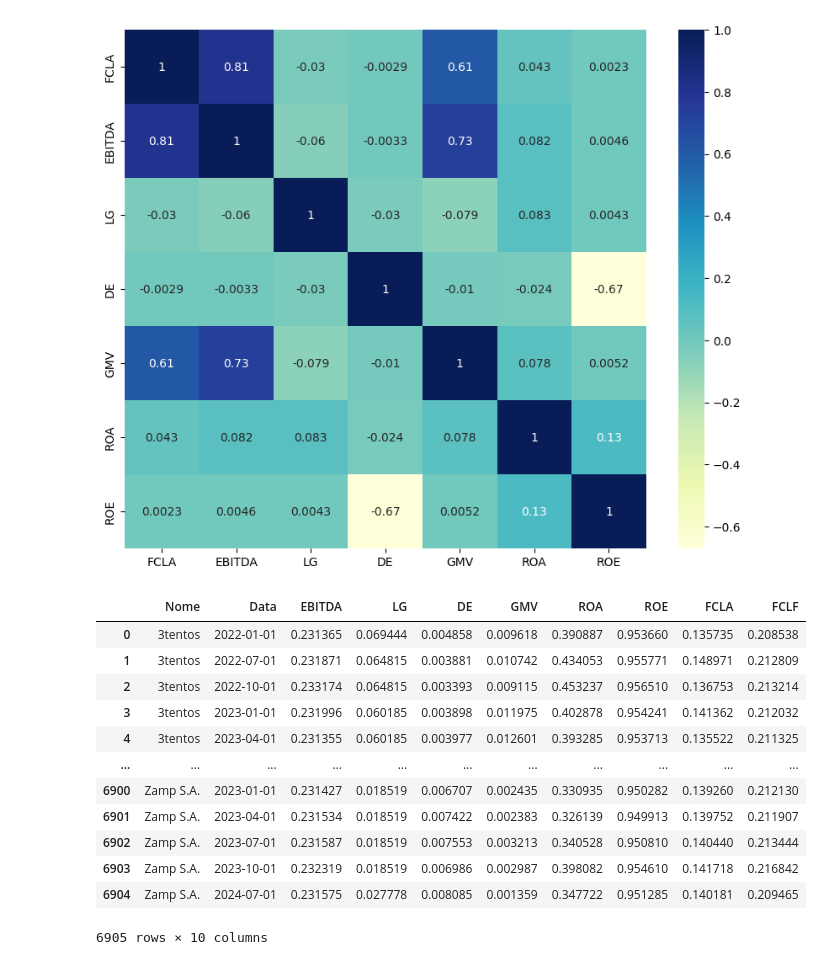
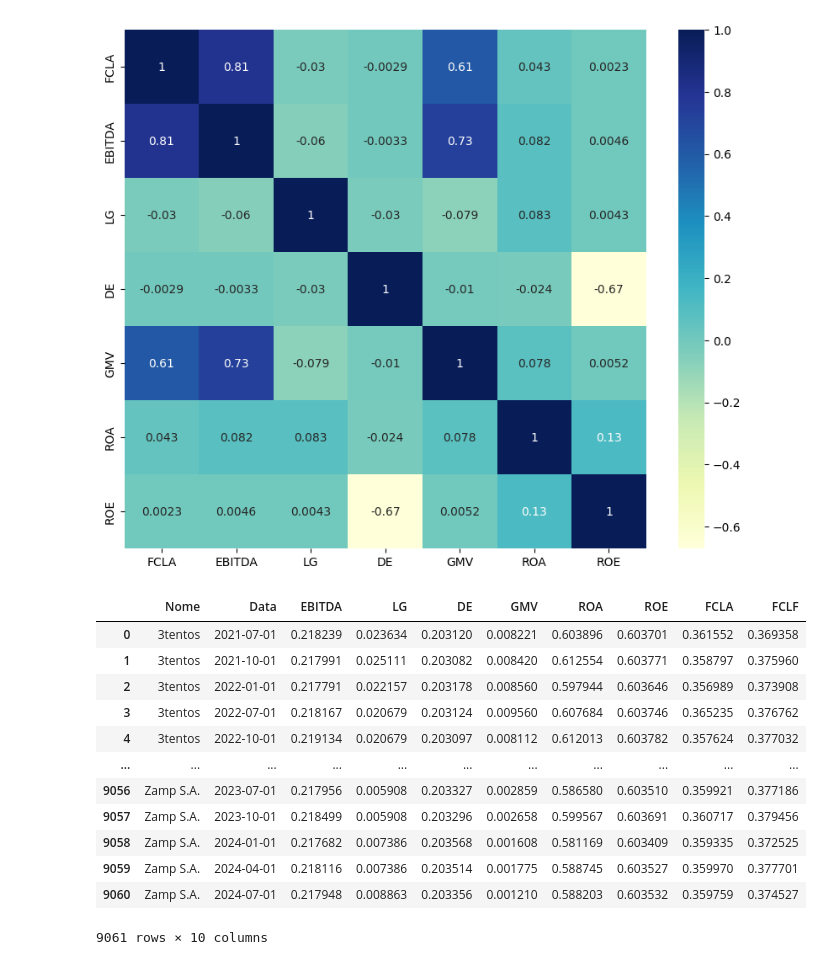
Before and after one commit to CHAnnnelch/IC_predicao_FCF, a Jupyter notebook: 12_XGBoost.ipynb, the cells around one changed output. Cells and saved outputs as stored; diff of their text form; code cells hidden in the pictures.

```diff
--- a/12_XGBoost.ipynb
+++ b/12_XGBoost.ipynb
@@ -54,42 +54,25 @@ df
 # %%
 from sklearn.preprocessing import MinMaxScaler
 
-def remover_outliers_std_por_empresa(df, empresa_col, cols, z=1.96):
-    df_limpo = []
-
-    for empresa, grupo in df.groupby(empresa_col):
-        grupo_limpo = grupo.copy()
-        for col in cols:
-            media = grupo[col].mean()
-            std = grupo[col].std()
-            limite_inferior = media - z * std
-            limite_superior = media + z * std
-            grupo_limpo = grupo_limpo[(grupo_limpo[col] >= limite_inferior) & (grupo_limpo[col] <= limite_superior)]
-        df_limpo.append(grupo_limpo)
-
-    return pd.concat(df_limpo).reset_index(drop=True)
-
 features = ['FCLA', 'FCLF', 'EBITDA', 'LG', 'DE', 'GMV', 'ROA', 'ROE']
-
-df = remover_outliers_std_por_empresa(df, empresa_col='Nome', cols=features, z=1.96)
 
 scaler = MinMaxScaler()
 df[features] = scaler.fit_transform(df[features])
 df
 # %% [output]
 |  | Nome | Data | EBITDA | LG | DE | GMV | ROA | ROE | FCLA | FCLF |
-| 0 | 3tentos | 2022-01-01 | 0.231365 | 0.069444 | 0.004858 | 0.009618 | 0.390887 | 0.953660 | 0.135735 | 0.208538 |
-| 1 | 3tentos | 2022-07-01 | 0.231871 | 0.064815 | 0.003881 | 0.010742 | 0.434053 | 0.955771 | 0.148971 | 0.212809 |
-| 2 | 3tentos | 2022-10-01 | 0.233174 | 0.064815 | 0.003393 | 0.009115 | 0.453237 | 0.956510 | 0.136753 | 0.213214 |
-| 3 | 3tentos | 2023-01-01 | 0.231996 | 0.060185 | 0.003898 | 0.011975 | 0.402878 | 0.954241 | 0.141362 | 0.212032 |
-| 4 | 3tentos | 2023-04-01 | 0.231355 | 0.060185 | 0.003977 | 0.012601 | 0.393285 | 0.953713 | 0.135522 | 0.211325 |
+| 0 | 3tentos | 2021-07-01 | 0.218239 | 0.023634 | 0.203120 | 0.008221 | 0.603896 | 0.603701 | 0.361552 | 0.369358 |
+| 1 | 3tentos | 2021-10-01 | 0.217991 | 0.025111 | 0.203082 | 0.008420 | 0.612554 | 0.603771 | 0.358797 | 0.375960 |
+| 2 | 3tentos | 2022-01-01 | 0.217791 | 0.022157 | 0.203178 | 0.008560 | 0.597944 | 0.603646 | 0.356989 | 0.373908 |
+| 3 | 3tentos | 2022-07-01 | 0.218167 | 0.020679 | 0.203124 | 0.009560 | 0.607684 | 0.603746 | 0.365235 | 0.376762 |
+| 4 | 3tentos | 2022-10-01 | 0.219134 | 0.020679 | 0.203097 | 0.008112 | 0.612013 | 0.603782 | 0.357624 | 0.377032 |
 | ... | ... | ... | ... | ... | ... | ... | ... | ... | ... | ... |
-| 6900 | Zamp S.A. | 2023-01-01 | 0.231427 | 0.018519 | 0.006707 | 0.002435 | 0.330935 | 0.950282 | 0.139260 | 0.212130 |
-| 6901 | Zamp S.A. | 2023-04-01 | 0.231534 | 0.018519 | 0.007422 | 0.002383 | 0.326139 | 0.949913 | 0.139752 | 0.211907 |
-| 6902 | Zamp S.A. | 2023-07-01 | 0.231587 | 0.018519 | 0.007553 | 0.003213 | 0.340528 | 0.950810 | 0.140440 | 0.213444 |
-| 6903 | Zamp S.A. | 2023-10-01 | 0.232319 | 0.018519 | 0.006986 | 0.002987 | 0.398082 | 0.954610 | 0.141718 | 0.216842 |
-| 6904 | Zamp S.A. | 2024-07-01 | 0.231575 | 0.027778 | 0.008085 | 0.001359 | 0.347722 | 0.951285 | 0.140181 | 0.209465 |
+| 9056 | Zamp S.A. | 2023-07-01 | 0.217956 | 0.005908 | 0.203327 | 0.002859 | 0.586580 | 0.603510 | 0.359921 | 0.377186 |
+| 9057 | Zamp S.A. | 2023-10-01 | 0.218499 | 0.005908 | 0.203296 | 0.002658 | 0.599567 | 0.603691 | 0.360717 | 0.379456 |
+| 9058 | Zamp S.A. | 2024-01-01 | 0.217682 | 0.007386 | 0.203568 | 0.001608 | 0.581169 | 0.603409 | 0.359335 | 0.372525 |
+| 9059 | Zamp S.A. | 2024-04-01 | 0.218116 | 0.007386 | 0.203514 | 0.001775 | 0.588745 | 0.603527 | 0.359970 | 0.377701 |
+| 9060 | Zamp S.A. | 2024-07-01 | 0.217948 | 0.008863 | 0.203356 | 0.001210 | 0.588203 | 0.603532 | 0.359759 | 0.374527 |
-6905 rows × 10 columns
+9061 rows × 10 columns
 # %%
 df["g_FCLA_scaled"] = df.groupby("Nome")["FCLA"].pct_change()
 
```
Also changed, not shown: parts of 9 cells of this notebook, 4 other files.
